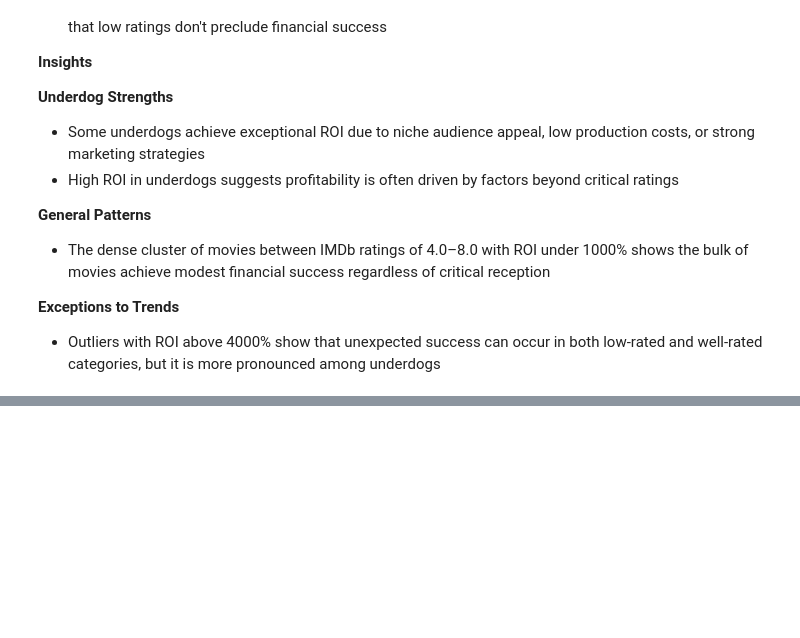
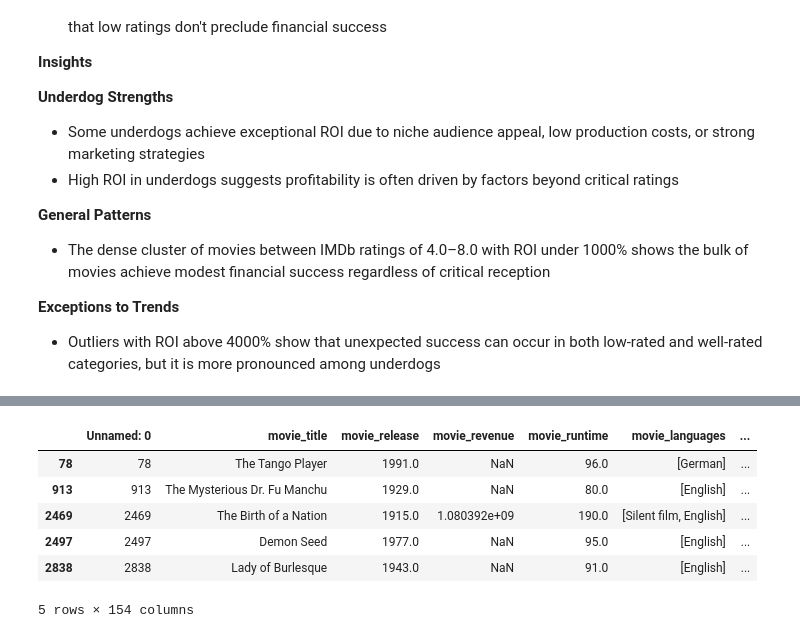
Before and after one commit to epfl-ada/ada-2024-project-ada212, a Jupyter notebook: Q5.ipynb, the cells around one changed output, grey strips where cells are left out. Saved outputs shown, nothing was run; the diff lists cells and outputs as text; code cells hidden in the pictures; blank space fills up the shorter version.

```diff
--- a/Q5.ipynb
+++ b/Q5.ipynb
@@ -1030,7 +1032,7 @@ underdog_analysis.show()
 underdog_analysis.write_html("underdog_analysis.html")
 
 # Define high ROI threshold (e.g., 1000%)
-high_roi_threshold = 1000
+high_roi_threshold = 200
 
 # Filter underdogs with high ROI
 high_roi_underdogs = df_underdogs[df_underdogs['roi'] >= high_roi_threshold].sort_values('roi', ascending=False)
@@ -1956,0 +1781,28 @@ With this analysis, we’ve uncovered the heroes and villains of cinematic succe
+# %%
+
+underdog_books['movie_languages']= underdog_books['movie_languages'].apply(literal_eval)
+underdog_books['movie_genres']= underdog_books['movie_genres'].apply(literal_eval)
+underdog_books['movie_countries']= underdog_books['movie_countries'].apply(literal_eval)
+# %%
+
+# First get all unique genres across all movies
+all_genres = sorted(list(set([genre for sublist in underdog_books['movie_genres'] for genre in sublist])))
+
+# Create dummy variables with named genres
+genre_dummies = underdog_books['movie_genres'].apply(lambda x: pd.Series([1 if genre in x else 0 for genre in all_genres]))
+
+# Name the columns with actual genre names
+genre_dummies.columns = [f'genre_{genre}' for genre in all_genres]
+
+# Concatenate with original dataframe
+underdog_books = pd.concat([underdog_books, genre_dummies], axis=1)
+# %%
+underdog_books.head()
+# %% [output]
+|  | Unnamed: 0 | movie_title | movie_release | movie_revenue | movie_runtime | movie_languages | ... |
+| 78 | 78 | The Tango Player | 1991.0 | NaN | 96.0 | [German] | ... |
+| 913 | 913 | The Mysterious Dr. Fu Manchu | 1929.0 | NaN | 80.0 | [English] | ... |
+| 2469 | 2469 | The Birth of a Nation | 1915.0 | 1.080392e+09 | 190.0 | [Silent film, English] | ... |
+| 2497 | 2497 | Demon Seed | 1977.0 | NaN | 95.0 | [English] | ... |
+| 2838 | 2838 | Lady of Burlesque | 1943.0 | NaN | 91.0 | [English] | ... |
+5 rows × 154 columns
```
Also changed, not shown: parts of 19 cells of this notebook, 16 other files.
